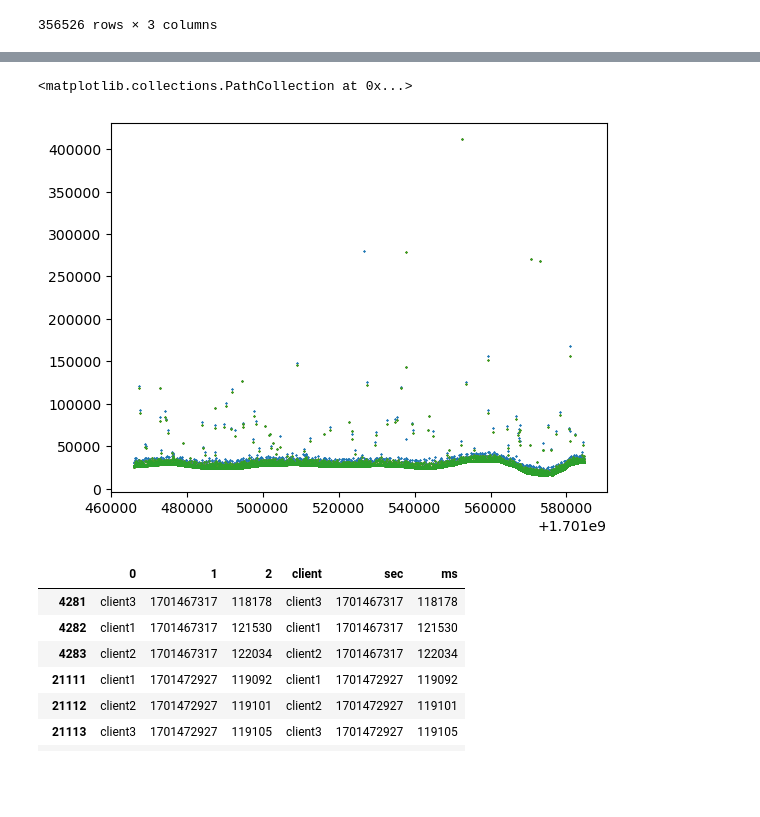
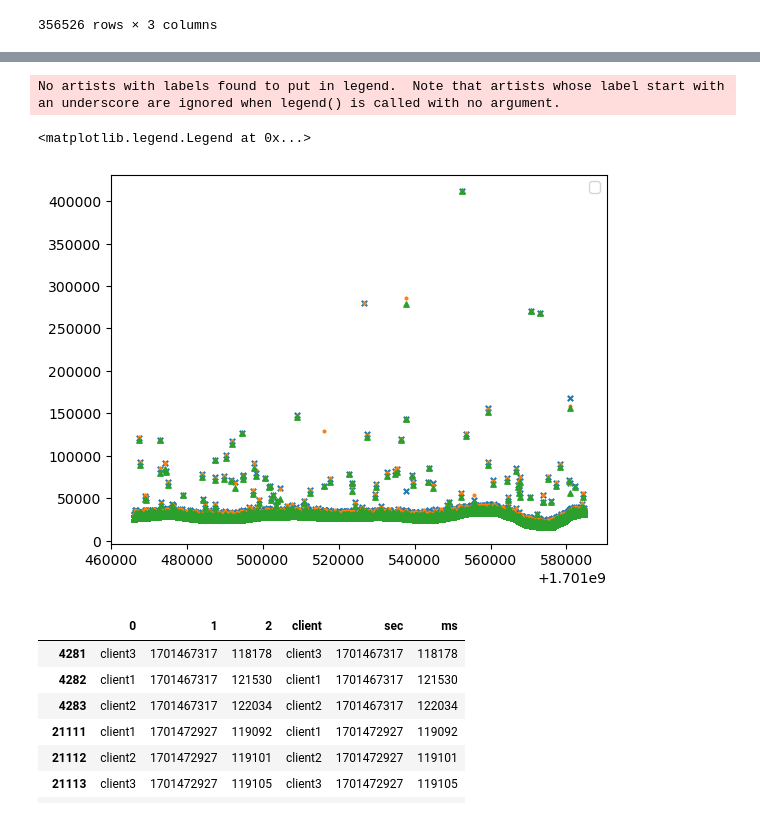
Before and after one commit to fyc1007261/seconomist-microbenchmark, a Jupyter notebook: analysis.ipynb, the cells around one changed output, grey strips where cells are left out. Cells and saved outputs as stored; diff of their text form; code cells hidden in the pictures; blank space fills up the shorter version.

```diff
--- a/analysis.ipynb
+++ b/analysis.ipynb
@@ -53,14 +39,16 @@ df.drop(columns=[0,1,2], inplace=True)
 # %%
 df1 = df[df['client'] == "client1"]
 df2 = df[df['client'] == "client2"]
-df2 = df[df['client'] == "client3"]
+df3 = df[df['client'] == "client3"]
 # %%
-plt.scatter(df1["sec"], df1["ms"], s=0.5, marker='x')
-plt.scatter(df2["sec"], df2["ms"], s=0.5, marker='x')
-plt.scatter(df2["sec"], df2["ms"], s=0.5, marker='x')
+plt.scatter(df1["sec"], df1["ms"], s=15, marker='x')
+plt.scatter(df2["sec"], df2["ms"], s=15, marker='.')
+plt.scatter(df3["sec"], df3["ms"], s=15, marker='^')
+plt.legend()
 # %% [output]
-<matplotlib.collections.PathCollection at 0x...>
+No artists with labels found to put in legend.  Note that artists whose label start with an underscore are ignored when legend() is called with no argument.
+<matplotlib.legend.Legend at 0x...>
-[figure, old version]
+[figure, new version]
 # %%
 df[df['ms'] > 100000]
 # %% [output]
```
Also changed, not shown: parts of 1 cell of this notebook, 1 other file.
